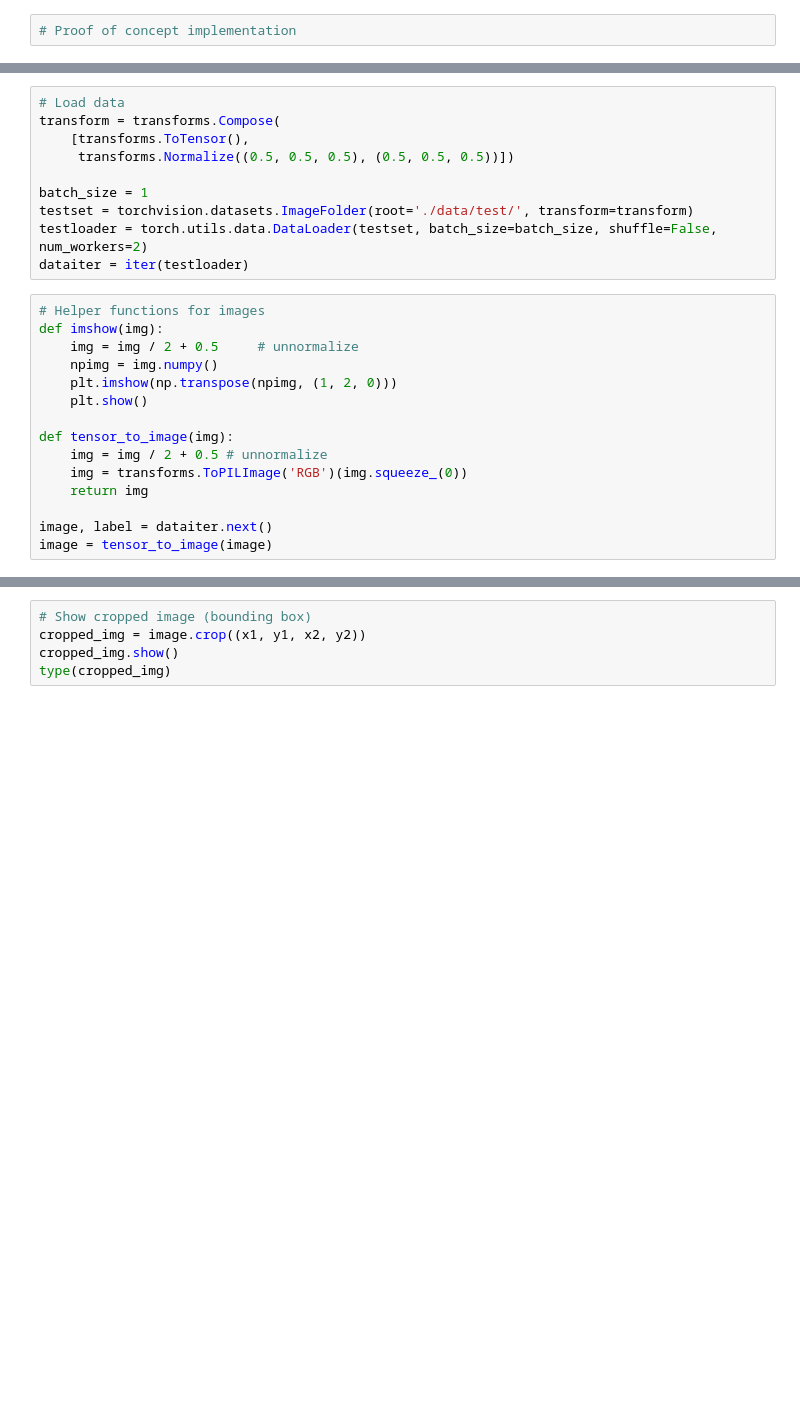
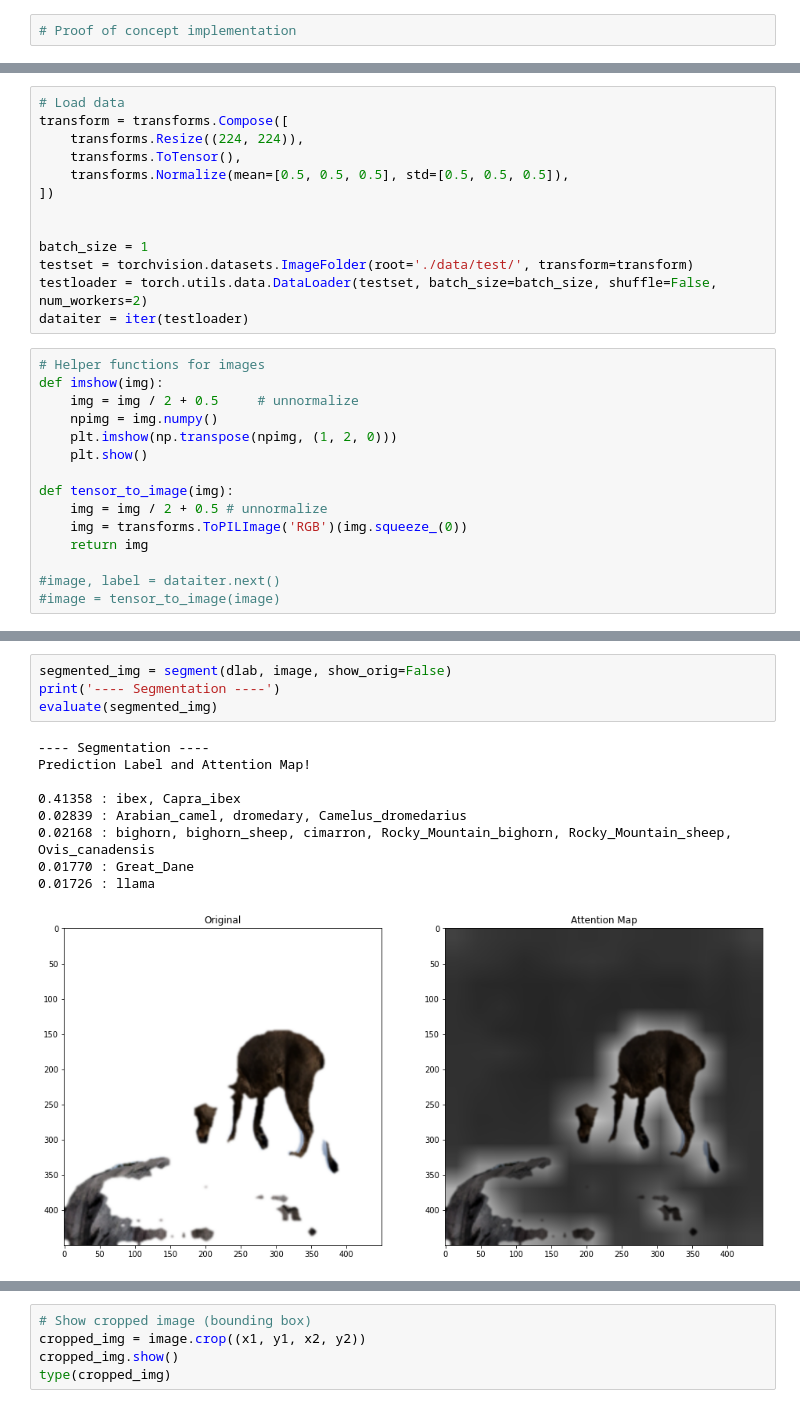
Before and after one commit to tolaut/Detector-ViT, a Jupyter notebook: detector-vit.ipynb, the cells around one changed output, grey strips where cells are left out. Saved outputs shown, nothing was run; the diff lists cells and outputs as text; blank space fills up the shorter version.

Commit message:
Working attention maps

```diff
--- a/detector-vit.ipynb
+++ b/detector-vit.ipynb
@@ -15,8 +34,11 @@ import numpy as np
 # %%
 # Load data
-transform = transforms.Compose(
-    [transforms.ToTensor(),
-     transforms.Normalize((0.5, 0.5, 0.5), (0.5, 0.5, 0.5))])
+transform = transforms.Compose([
+    transforms.Resize((224, 224)),
+    transforms.ToTensor(),
+    transforms.Normalize(mean=[0.5, 0.5, 0.5], std=[0.5, 0.5, 0.5]),
+])
+
 
 batch_size = 1
 testset = torchvision.datasets.ImageFolder(root='./data/test/', transform=transform)
@@ -35,5 +57,5 @@ def tensor_to_image(img):
     img = transforms.ToPILImage('RGB')(img.squeeze_(0))
     return img
 
-image, label = dataiter.next()
-image = tensor_to_image(image)
+#image, label = dataiter.next()
+#image = tensor_to_image(image)
@@ -45,3 +233,17 @@ Loaded pretrained weights.
+# %%
+segmented_img = segment(dlab, image, show_orig=False)
+print('---- Segmentation ----')
+evaluate(segmented_img)
+# %% [output]
+---- Segmentation ----
+Prediction Label and Attention Map!
+
+0.41358 : ibex, Capra_ibex
+0.02839 : Arabian_camel, dromedary, Camelus_dromedarius
+0.02168 : bighorn, bighorn_sheep, cimarron, Rocky_Mountain_bighorn, Rocky_Mountain_sheep, Ovis_canadensis
+0.01770 : Great_Dane
+0.01726 : llama
+[figure, added]
 # %%
 # Load pretrained YOLOv5 Object Detector
 detector_model = torch.hub.load('ultralytics/yolov5', 'yolov5s', pretrained=True).autoshape()
```
Also changed, not shown: parts of 14 cells of this notebook, 5 other files.
